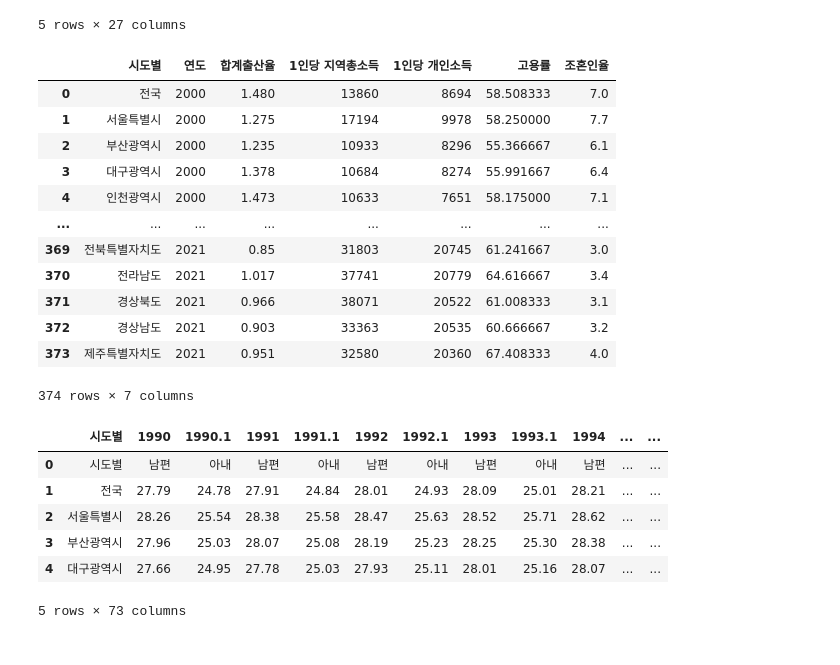
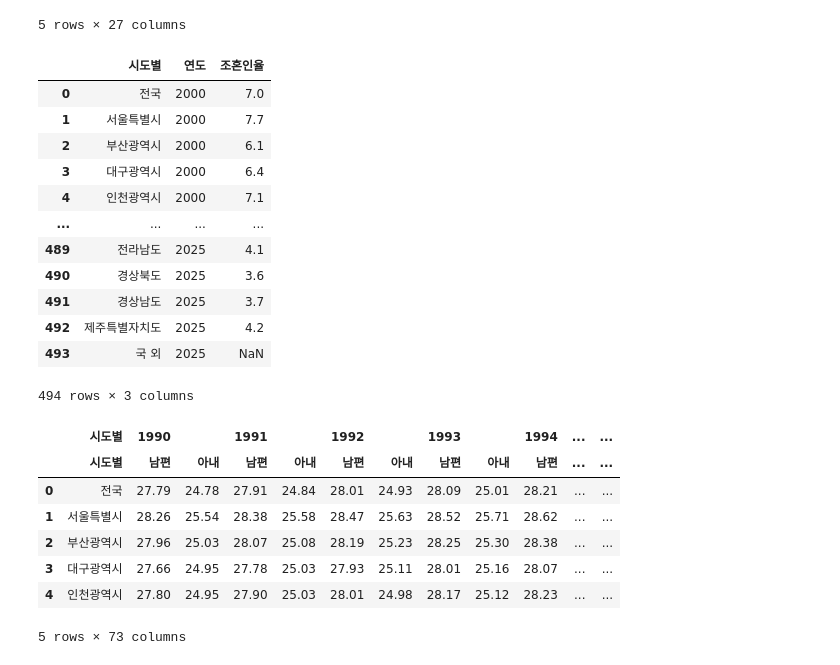
Before and after one commit to jun-park02/ds-project, a Jupyter notebook: main.ipynb, the cells around one changed output. Cells and saved outputs as stored; diff of their text form; code cells hidden in the pictures.

```diff
--- a/main.ipynb
+++ b/main.ipynb
@@ -314,55 +201,49 @@ df.head()
 | 4 | 인천광역시 | 7.1 | 6.7 | 6.6 | 6.1 | 6.2 | 6.4 | 6.6 | 6.9 | 6.8 | ... | ... |
 5 rows × 27 columns
 # %%
-# 데이터 전처리
+# 조혼인율데이터 전처리
 
+# wide -> long
 조혼인율 = df.melt(
     id_vars="행정구역별",
     var_name="연도",
     value_name="조혼인율"
 )
 
-조혼인율["연도"] = pd.to_numeric(조혼인율["연도"])
-조혼인율 = 조혼인율[조혼인율["연도"].between(2000, 2021)]
-
+# 컬럼이름 : 행정구역별 -> 시도별
 조혼인율 = 조혼인율.rename(columns={
     "행정구역별": "시도별"
 })
 
-# step3 = pd.merge(step2, 고용률,
-#                  on=["시도별", "연도"], how="inner")
+# 숫자형으로
+조혼인율["연도"] = pd.to_numeric(조혼인율["연도"])
+조혼인율["조혼인율"] = pd.to_numeric(조혼인율["조혼인율"], errors="coerce")
 
-merged = pd.merge(
-    merged,
-    조혼인율,
-    on=["시도별", "연도"],
-    how="inner"
-)
-
-merged
+조혼인율
 # %% [output]
-|  | 시도별 | 연도 | 합계출산율 | 1인당 지역총소득 | 1인당 개인소득 | 고용률 | 조혼인율 |
-| 0 | 전국 | 2000 | 1.480 | 13860 | 8694 | 58.508333 | 7.0 |
-| 1 | 서울특별시 | 2000 | 1.275 | 17194 | 9978 | 58.250000 | 7.7 |
-| 2 | 부산광역시 | 2000 | 1.235 | 10933 | 8296 | 55.366667 | 6.1 |
-| 3 | 대구광역시 | 2000 | 1.378 | 10684 | 8274 | 55.991667 | 6.4 |
-| 4 | 인천광역시 | 2000 | 1.473 | 10633 | 7651 | 58.175000 | 7.1 |
-| ... | ... | ... | ... | ... | ... | ... | ... |
-| 369 | 전북특별자치도 | 2021 | 0.85 | 31803 | 20745 | 61.241667 | 3.0 |
-| 370 | 전라남도 | 2021 | 1.017 | 37741 | 20779 | 64.616667 | 3.4 |
-| 371 | 경상북도 | 2021 | 0.966 | 38071 | 20522 | 61.008333 | 3.1 |
-| 372 | 경상남도 | 2021 | 0.903 | 33363 | 20535 | 60.666667 | 3.2 |
-| 373 | 제주특별자치도 | 2021 | 0.951 | 32580 | 20360 | 67.408333 | 4.0 |
+|  | 시도별 | 연도 | 조혼인율 |
+| 0 | 전국 | 2000 | 7.0 |
+| 1 | 서울특별시 | 2000 | 7.7 |
+| 2 | 부산광역시 | 2000 | 6.1 |
+| 3 | 대구광역시 | 2000 | 6.4 |
+| 4 | 인천광역시 | 2000 | 7.1 |
+| ... | ... | ... | ... |
+| 489 | 전라남도 | 2025 | 4.1 |
+| 490 | 경상북도 | 2025 | 3.6 |
+| 491 | 경상남도 | 2025 | 3.7 |
+| 492 | 제주특별자치도 | 2025 | 4.2 |
+| 493 | 국 외 | 2025 | NaN |
-374 rows × 7 columns
+494 rows × 3 columns
 # %%
-df = pd.read_csv("시도별_평균초혼연령_20260525003556.csv")
+df = pd.read_csv("시도별_평균초혼연령_20260525003556.csv", header=[0, 1])
 df.head()
 # %% [output]
-|  | 시도별 | 1990 | 1990.1 | 1991 | 1991.1 | 1992 | 1992.1 | 1993 | 1993.1 | 1994 | ... | ... |
-| 0 | 시도별 | 남편 | 아내 | 남편 | 아내 | 남편 | 아내 | 남편 | 아내 | 남편 | ... | ... |
-| 1 | 전국 | 27.79 | 24.78 | 27.91 | 24.84 | 28.01 | 24.93 | 28.09 | 25.01 | 28.21 | ... | ... |
-| 2 | 서울특별시 | 28.26 | 25.54 | 28.38 | 25.58 | 28.47 | 25.63 | 28.52 | 25.71 | 28.62 | ... | ... |
-| 3 | 부산광역시 | 27.96 | 25.03 | 28.07 | 25.08 | 28.19 | 25.23 | 28.25 | 25.30 | 28.38 | ... | ... |
-| 4 | 대구광역시 | 27.66 | 24.95 | 27.78 | 25.03 | 27.93 | 25.11 | 28.01 | 25.16 | 28.07 | ... | ... |
+|  | 시도별 | 1990 |  | 1991 |  | 1992 |  | 1993 |  | 1994 | ... | ... |
+|  | 시도별 | 남편 | 아내 | 남편 | 아내 | 남편 | 아내 | 남편 | 아내 | 남편 | ... | ... |
+| 0 | 전국 | 27.79 | 24.78 | 27.91 | 24.84 | 28.01 | 24.93 | 28.09 | 25.01 | 28.21 | ... | ... |
+| 1 | 서울특별시 | 28.26 | 25.54 | 28.38 | 25.58 | 28.47 | 25.63 | 28.52 | 25.71 | 28.62 | ... | ... |
+| 2 | 부산광역시 | 27.96 | 25.03 | 28.07 | 25.08 | 28.19 | 25.23 | 28.25 | 25.30 | 28.38 | ... | ... |
+| 3 | 대구광역시 | 27.66 | 24.95 | 27.78 | 25.03 | 27.93 | 25.11 | 28.01 | 25.16 | 28.07 | ... | ... |
+| 4 | 인천광역시 | 27.80 | 24.95 | 27.90 | 25.03 | 28.01 | 24.98 | 28.17 | 25.12 | 28.23 | ... | ... |
 5 rows × 73 columns
 # %%
```
Also changed, not shown: parts of 18 cells of this notebook, 10 other files.
